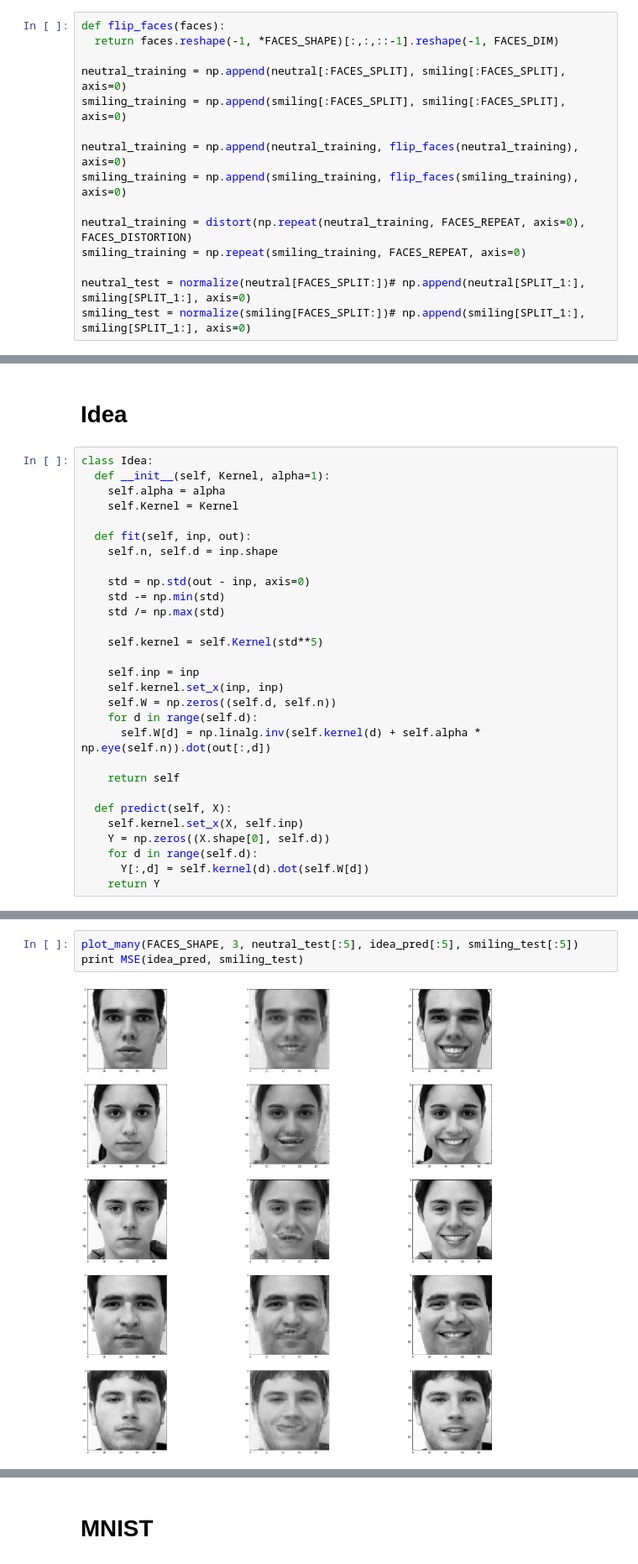
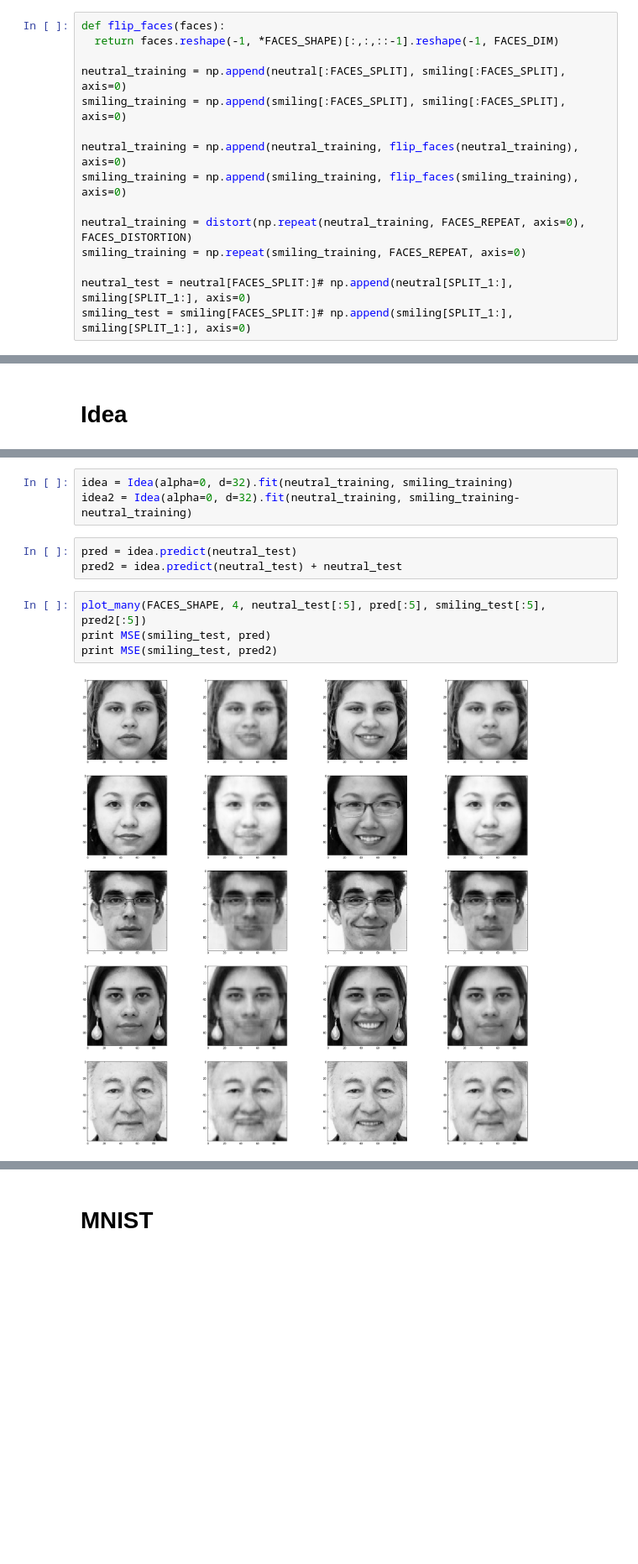
Before and after one commit to ehlemur-zz/BP, a Jupyter notebook: SOP Scratchpad.ipynb, the cells around one changed output, grey strips where cells are left out. Shown at 84% size. Saved outputs shown, nothing was run; the diff lists cells and outputs as text; blank space fills up the shorter version.

```diff
--- a/SOP Scratchpad.ipynb
+++ b/SOP Scratchpad.ipynb
@@ -193,8 +198,8 @@ smiling_training = np.append(smiling_training, flip_faces(smiling_training), axi
 neutral_training = distort(np.repeat(neutral_training, FACES_REPEAT, axis=0), FACES_DISTORTION)
 smiling_training = np.repeat(smiling_training, FACES_REPEAT, axis=0)
 
-neutral_test = normalize(neutral[FACES_SPLIT:])# np.append(neutral[SPLIT_1:], smiling[SPLIT_1:], axis=0)
-smiling_test = normalize(smiling[FACES_SPLIT:])# np.append(smiling[SPLIT_1:], smiling[SPLIT_1:], axis=0)
+neutral_test = neutral[FACES_SPLIT:]# np.append(neutral[SPLIT_1:], smiling[SPLIT_1:], axis=0)
+smiling_test = smiling[FACES_SPLIT:]# np.append(smiling[SPLIT_1:], smiling[SPLIT_1:], axis=0)
 # %% [markdown]
 ## Load faces not part of the dataset
 # %%
@@ -205,32 +210,3 @@ lemur_face = spImage.imread('lemur_face.jpeg', flatten=True).reshape(1, 9216) /
 panther_face = spImage.imread('../panther.jpeg', flatten=True).reshape(1, 9216) / 255
 # %% [markdown]
 # Idea
-# %%
-class Idea:
-  def __init__(self, Kernel, alpha=1):
-    self.alpha = alpha
-    self.Kernel = Kernel
-
-  def fit(self, inp, out):
-    self.n, self.d = inp.shape
-
-    std = np.std(out - inp, axis=0)
-    std -= np.min(std)
-    std /= np.max(std)
-
-    self.kernel = self.Kernel(std**5)
-
-    self.inp = inp
-    self.kernel.set_x(inp, inp)
-    self.W = np.zeros((self.d, self.n))
-    for d in range(self.d):
-      self.W[d] = np.linalg.inv(self.kernel(d) + self.alpha * np.eye(self.n)).dot(out[:,d])
-
-    return self
-
-  def predict(self, X):
-    self.kernel.set_x(X, self.inp)
-    Y = np.zeros((X.shape[0], self.d))
-    for d in range(self.d):
-      Y[:,d] = self.kernel(d).dot(self.W[d])
-    return Y
@@ -258,5 +263,12 @@ idea_pred = idea.predict(neutral_test)
+# %%
+idea = Idea(alpha=0, d=32).fit(neutral_training, smiling_training)
+idea2 = Idea(alpha=0, d=32).fit(neutral_training, smiling_training-neutral_training)
+# %%
+pred = idea.predict(neutral_test)
+pred2 = idea.predict(neutral_test) + neutral_test
 # %%
-plot_many(FACES_SHAPE, 3, neutral_test[:5], idea_pred[:5], smiling_test[:5])
-print MSE(idea_pred, smiling_test)
+plot_many(FACES_SHAPE, 4, neutral_test[:5], pred[:5], smiling_test[:5], pred2[:5])
+print MSE(smiling_test, pred)
+print MSE(smiling_test, pred2)
 # %% [output]
-[figure, old version]
+[figure, new version]
```
Also changed, not shown: parts of 18 cells of this notebook.
